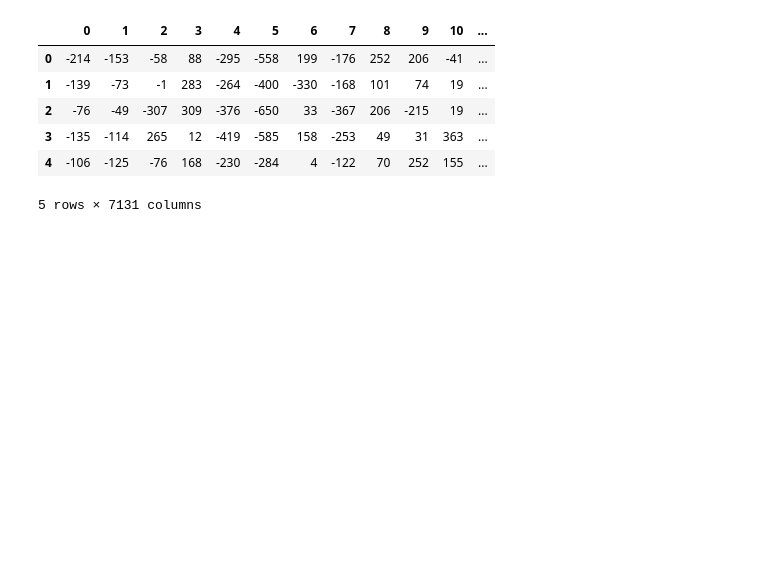
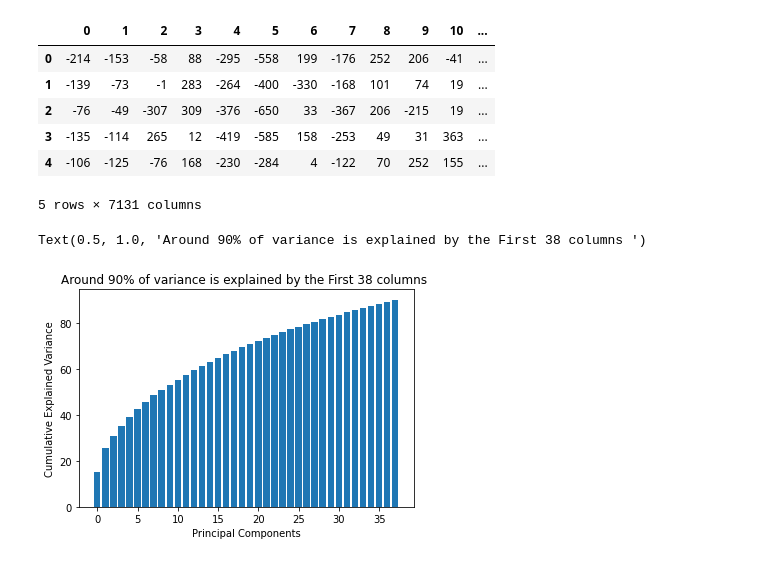
Before and after one commit to silverstar0727/bio_informatics, a Jupyter notebook: bio_구현.ipynb, the cells around one changed output. Saved outputs shown, nothing was run; the diff lists cells and outputs as text; code cells hidden in the pictures; blank space fills up the shorter version.

```diff
--- a/bio_구현.ipynb
+++ b/bio_구현.ipynb
@@ -67,3 +86,38 @@ Data.head()
 | 3 | -135 | -114 | 265 | 12 | -419 | -585 | 158 | -253 | 49 | 31 | 363 | ... |
 | 4 | -106 | -125 | -76 | 168 | -230 | -284 | 4 | -122 | 70 | 252 | 155 | ... |
 5 rows × 7131 columns
+# %%
+X, y = Data.drop(columns  = ['cancer']), Data['cancer']
+# %%
+from sklearn.model_selection import train_test_split
+X_train, X_test, y_train, y_test = train_test_split(X, y, test_size = 0.25, random_state = 0)
+# %%
+from sklearn.preprocessing import StandardScaler
+sc_X = StandardScaler()
+X_train = sc_X.fit_transform(X_train)
+X_test = sc_X.transform(X_test)
+# %%
+from sklearn.decomposition import PCA
+pca = PCA()
+X_train = pca.fit_transform(X_train)
+X_test = pca.transform(X_test)
+total=sum(pca.explained_variance_)
+k=0
+current_variance=0
+while current_variance/total < 0.90:
+    current_variance += pca.explained_variance_[k]
+    k=k+1
+# %%
+from sklearn.decomposition import PCA
+pca = PCA(n_components = 38)
+X_train = pca.fit_transform(X_train)
+X_test = pca.transform(X_test)
+cum_sum = pca.explained_variance_ratio_.cumsum()
+cum_sum = cum_sum*100
+plt.bar(range(38), cum_sum)
+plt.ylabel("Cumulative Explained Variance")
+plt.xlabel("Principal Components")
+plt.title("Around 90% of variance is explained by the First 38 columns ")
+# %% [output]
+Text(0.5, 1.0, 'Around 90% of variance is explained by the First 38 columns ')
+[figure, added]
```
Also changed, not shown: parts of 13 cells of this notebook.
